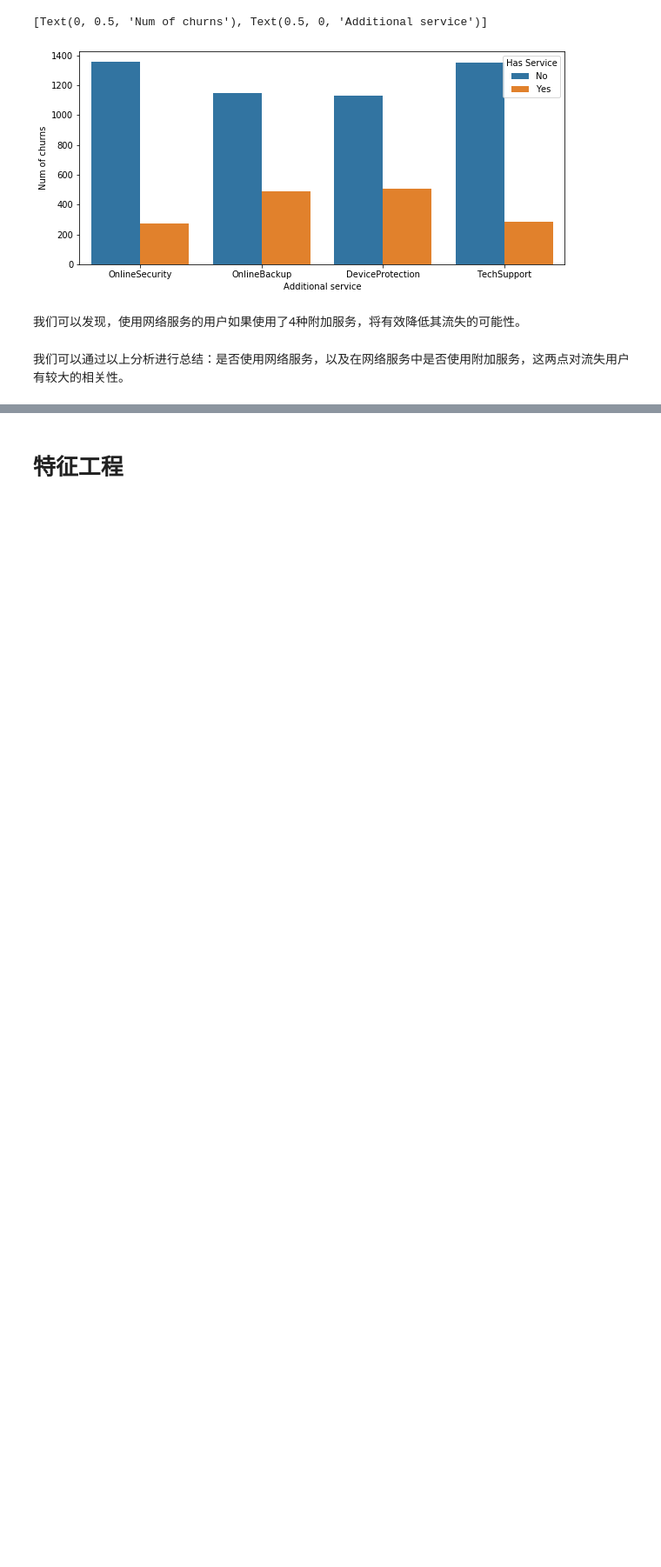
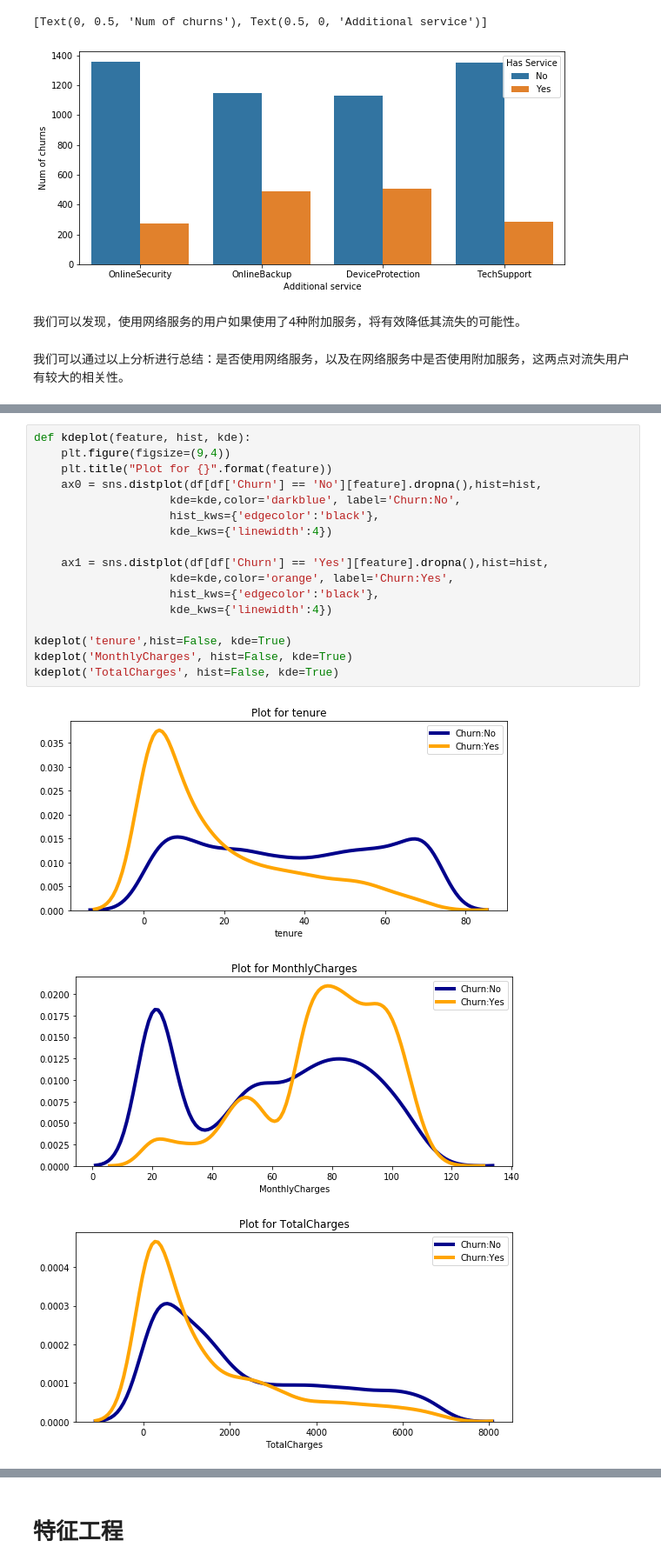
Before and after one commit to MooTong123/notebook, a Jupyter notebook: MLOps course/Chapter3_modeling.ipynb, the cells around one changed output, grey strips where cells are left out. Shown at 87% size. Drawn from its saved outputs; the diff is of its cells as text; blank space fills up the shorter version.

```diff
--- a/MLOps course/Chapter3_modeling.ipynb
+++ b/MLOps course/Chapter3_modeling.ipynb
@@ -314,0 +322,21 @@ ax.set(xlabel='Additional service',ylabel='Num of churns')
+# %%
+def kdeplot(feature, hist, kde):
+    plt.figure(figsize=(9,4))
+    plt.title("Plot for {}".format(feature))
+    ax0 = sns.distplot(df[df['Churn'] == 'No'][feature].dropna(),hist=hist,
+                    kde=kde,color='darkblue', label='Churn:No',
+                    hist_kws={'edgecolor':'black'},
+                    kde_kws={'linewidth':4})
+
+    ax1 = sns.distplot(df[df['Churn'] == 'Yes'][feature].dropna(),hist=hist,
+                    kde=kde,color='orange', label='Churn:Yes',
+                    hist_kws={'edgecolor':'black'},
+                    kde_kws={'linewidth':4})
+
+kdeplot('tenure',hist=False, kde=True)
+kdeplot('MonthlyCharges', hist=False, kde=True)
+kdeplot('TotalCharges', hist=False, kde=True)
+# %% [output]
+[figure, added]
+[figure, added]
+[figure, added]
```
Also changed, not shown: parts of 10 cells of this notebook, 19 other files.
